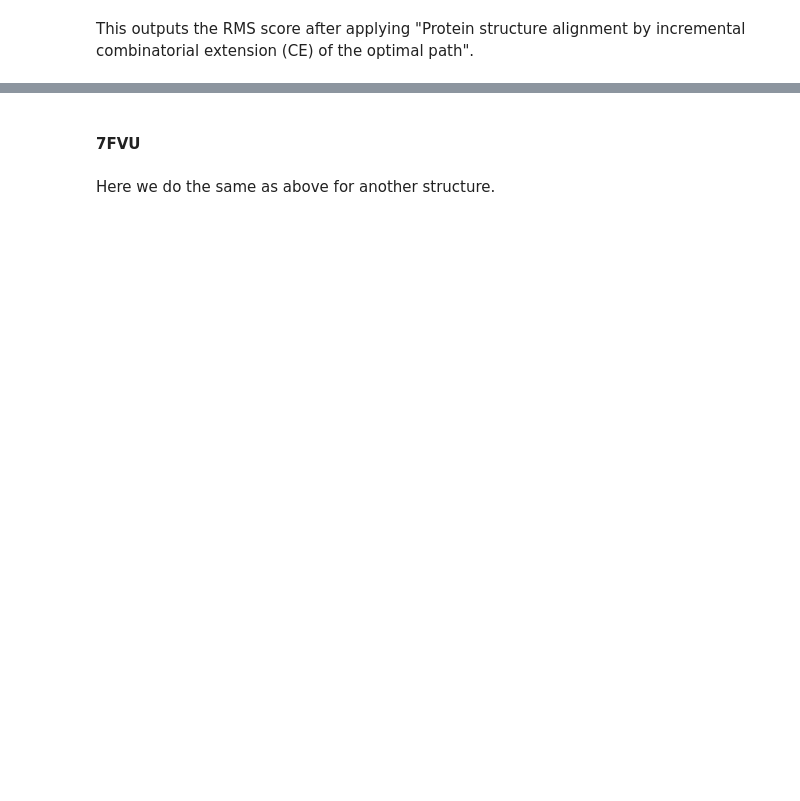
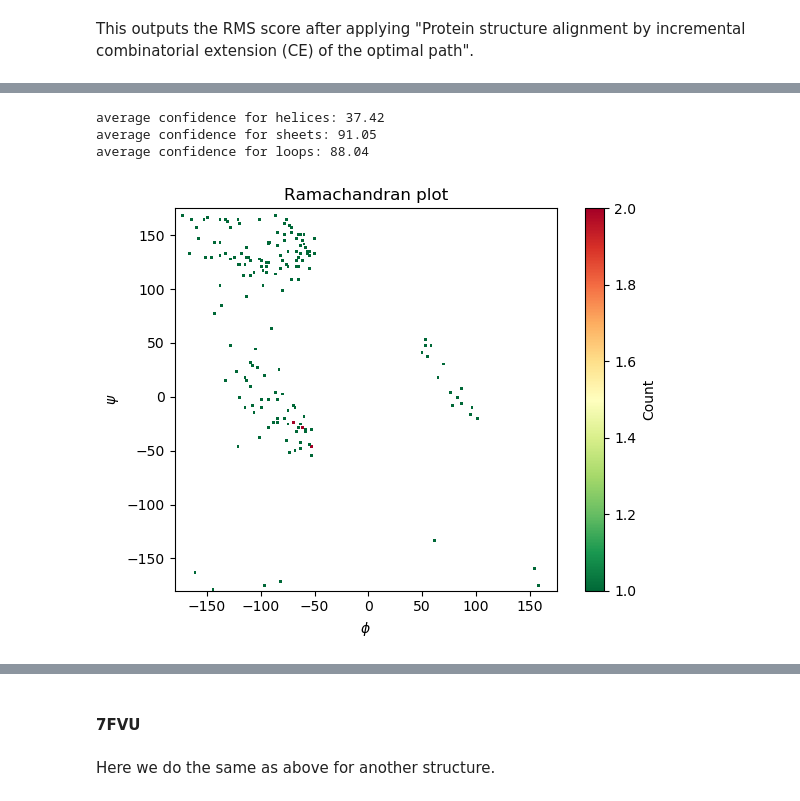
Before and after one commit to volkamerlab/CADDSeminar_2023, a Jupyter notebook: notebooks/T03_proteinfolding/T03_proteinfolding.ipynb, the cells around one changed output, grey strips where cells are left out. Saved outputs shown, nothing was run; the diff lists cells and outputs as text; code cells hidden in the pictures; blank space fills up the shorter version.

```diff
--- a/notebooks/T03_proteinfolding/T03_proteinfolding.ipynb
+++ b/notebooks/T03_proteinfolding/T03_proteinfolding.ipynb
@@ -299,0 +475,65 @@ cea.rms
+# %%
+# Add atom location confidences as a heatmap... maybe group by section if possible
+
+import statistics
+
+for a in ['a', 'b', 'c']:
+    factors = []
+    cnt = 0
+    for p in structure_pred['A'].get_residues():
+        if cnt >= len(sse):
+            break
+        if sse[cnt] == a:
+            factors.extend([i.get_bfactor() for i in t.get_atoms()])
+            factors.extend([i.get_bfactor() for i in p.get_atoms()])
+        cnt += 1
+
+    print(f'average confidence for {"helices" if a == "a" else ("sheets" if a == "b" else "loops")}: {statistics.median(factors)}')
+# %% [output]
+average confidence for helices: 37.42
+average confidence for sheets: 91.05
+average confidence for loops: 88.04
+# %%
+# Add swiss model -> ramachandran plot
+
+# Copied code from the biotite documentation
+
+# Code source: Patrick Kunzmann
+# License: BSD 3 clause
+
+from tempfile import gettempdir
+import matplotlib.pyplot as plt
+from matplotlib import colors
+import scipy.stats as sts
+
+# Download and parse file
+atom_array = strucio.load_structure("data/6yj1.pdb")
+# Calculate backbone dihedral angles
+# from one of the two identical chains in the asymmetric unit
+phi, psi, omega = struc.dihedral_backbone(
+    atom_array[atom_array.chain_id == "A"]
+)
+# Conversion from radians into degree
+phi *= 180/np.pi
+psi *= 180/np.pi
+# Remove invalid values (NaN) at first and last position
+phi= phi[1:-1]
+psi= psi[1:-1]
+
+# Plot density
+figure = plt.figure()
+ax = figure.add_subplot(111)
+h, xed, yed, image = ax.hist2d(phi, psi, bins=(200, 200),
+                cmap="RdYlGn_r", cmin=1)
+cbar = figure.colorbar(image, orientation="vertical")
+cbar.set_label("Count")
+ax.set_aspect("equal")
+ax.set_xlim(-180, 175)
+ax.set_ylim(-180, 175)
+ax.set_xlabel(r"$\phi$")
+ax.set_ylabel(r"$\psi$")
+ax.set_title("Ramachandran plot")
+figure.tight_layout()
+plt.show()
+# %% [output]
+[figure, added]
```
Also changed, not shown: parts of 21 cells of this notebook.
